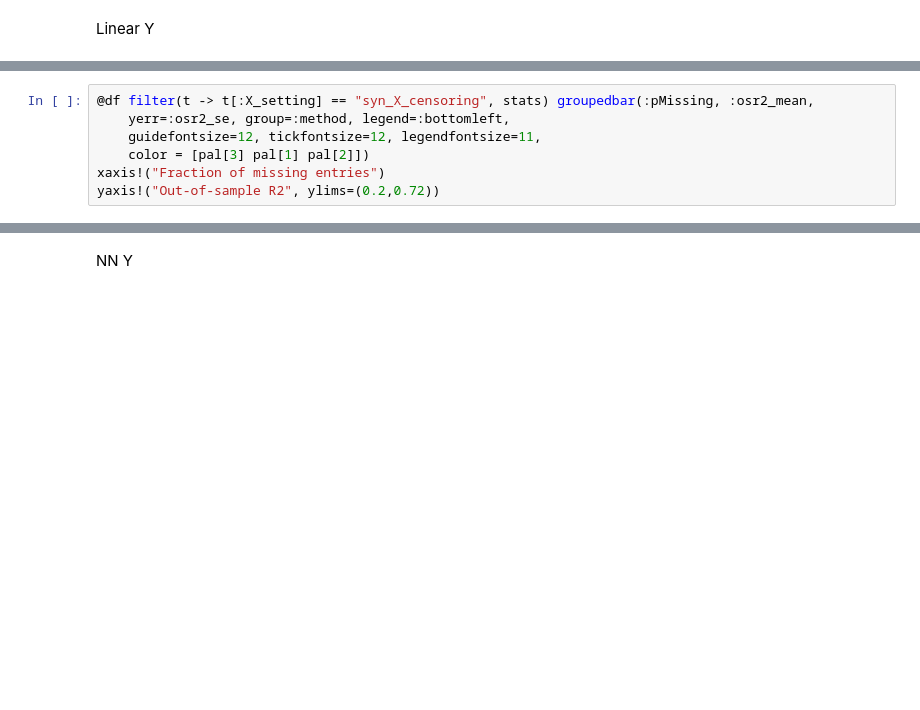
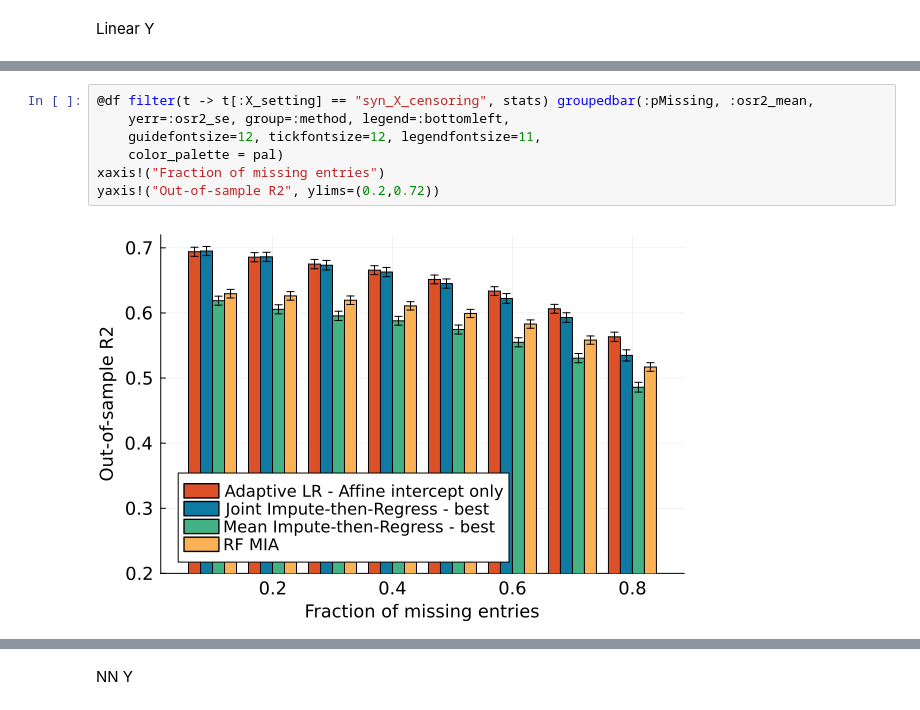
Before and after one commit to adelarue/PMD, a Jupyter notebook: results/[Adaptive Regression] Results on Synthetic Data.ipynb, the cells around one changed output, grey strips where cells are left out. Saved outputs shown, nothing was run; the diff lists cells and outputs as text; blank space fills up the shorter version.

```diff
--- a/results/[Adaptive Regression] Results on Synthetic Data.ipynb
+++ b/results/[Adaptive Regression] Results on Synthetic Data.ipynb
@@ -84,9 +115,11 @@ Plots.savefig("../figures/adaptive_regression/validation/synthetic_linearY_mar.p
 # %%
 @df filter(t -> t[:X_setting] == "syn_X_censoring", stats) groupedbar(:pMissing, :osr2_mean,
     yerr=:osr2_se, group=:method, legend=:bottomleft,
     guidefontsize=12, tickfontsize=12, legendfontsize=11,
-    color = [pal[3] pal[1] pal[2]])
+    color_palette = pal)
 xaxis!("Fraction of missing entries")
 yaxis!("Out-of-sample R2", ylims=(0.2,0.72))
+# %% [output]
+[figure, added]
 # %%
 Plots.savefig("../figures/adaptive_regression/validation/synthetic_linearY_censoring.pdf")
```
Also changed, not shown: parts of 13 cells of this notebook, 14 other files.
